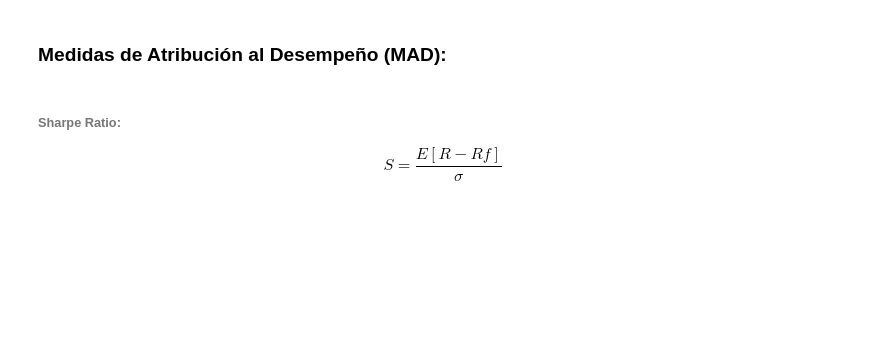
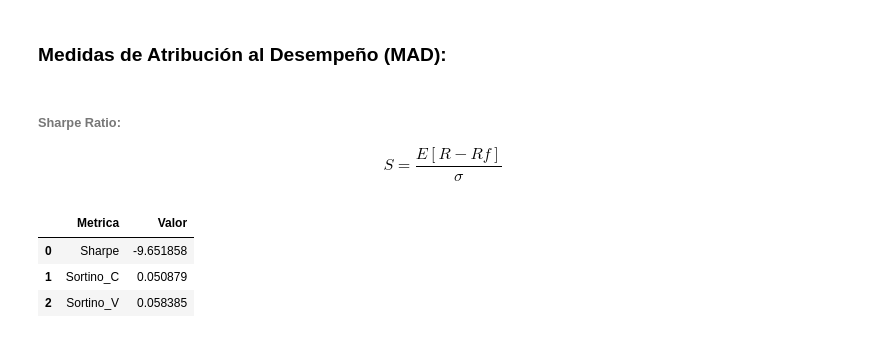
Before and after one commit to NatashaGamez/Lab_2_LNGO, a Jupyter notebook: Lab_2_LNGO_Notebook.ipynb, the cells around one changed output. Cells and saved outputs as stored; diff of their text form; code cells hidden in the pictures; blank space fills up the shorter version.

```diff
--- a/Lab_2_LNGO_Notebook.ipynb
+++ b/Lab_2_LNGO_Notebook.ipynb
@@ -153,5 +153,10 @@ See the caveats in the documentation: http://pandas.pydata.org/pandas-docs/stabl
 
 $$ S = \frac{E[R-Rf]}{\sigma}$$
 # %%
-df_mad =fn.f_estadisticas_mad(param_data=df_profit_d)
-df_mad
+Estadisticas_MAD = fn.f_estadisticas_mad(param_data=df_profit_diario)
+Estadisticas_MAD
+# %% [output]
+|  | Metrica | Valor |
+| 0 | Sharpe | -9.651858 |
+| 1 | Sortino_C | 0.050879 |
+| 2 | Sortino_V | 0.058385 |
```
Also changed, not shown: parts of 1 cell of this notebook, 1 other file.
